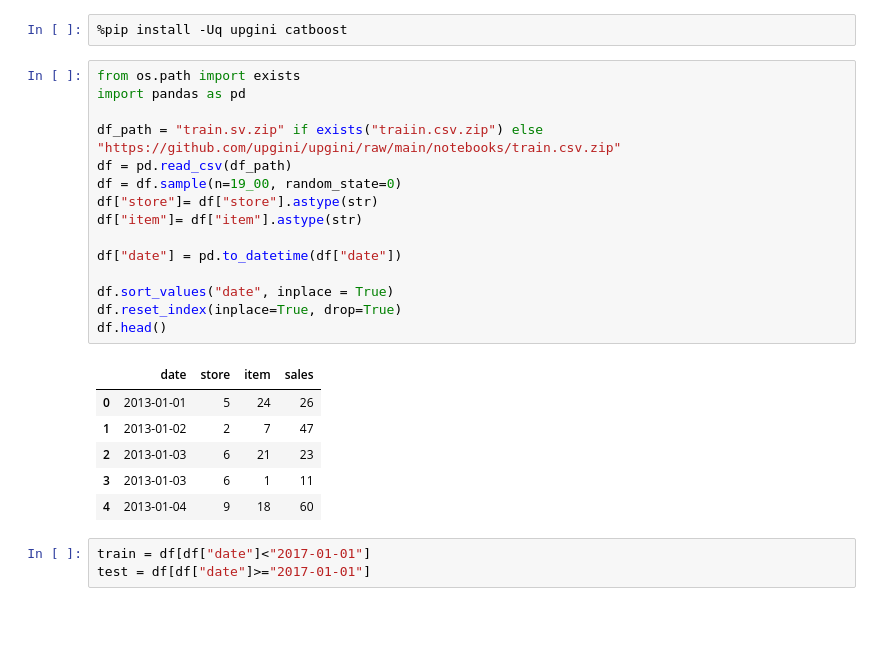
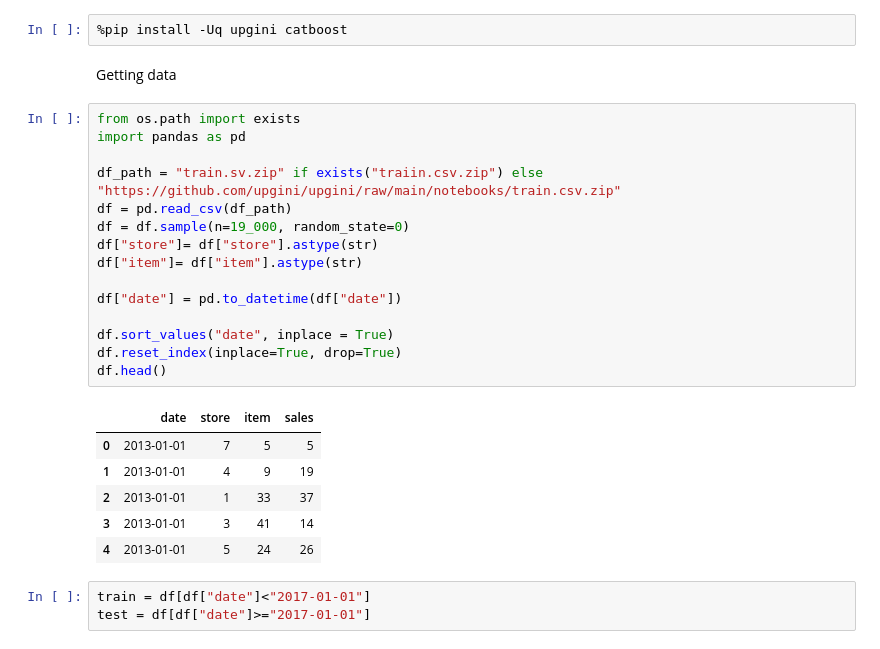
Before and after one commit to Swayyum/Sales-Forecasting-ML, a Jupyter notebook: Sales_Forecasting.ipynb, the cells around one changed output. Cells and saved outputs as stored; diff of their text form; blank space fills up the shorter version.

```diff
--- a/Sales_Forecasting.ipynb
+++ b/Sales_Forecasting.ipynb
@@ -2,28 +2,30 @@
 <a href="https://colab.research.google.com/github/Swayyum/Sales-Forecasting-ML/blob/main/Sales_Forecasting.ipynb" target="_parent"><img src="https://colab.research.google.com/assets/colab-badge.svg" alt="Open In Colab"/></a>
 # %%
 %pip install -Uq upgini catboost
+# %% [markdown]
+Getting data
 # %%
 from os.path import exists
 import pandas as pd
 
 df_path = "train.sv.zip" if exists("traiin.csv.zip") else "https://github.com/upgini/upgini/raw/main/notebooks/train.csv.zip"
 df = pd.read_csv(df_path)
-df = df.sample(n=19_00, random_state=0)
+df = df.sample(n=19_000, random_state=0)
 df["store"]= df["store"].astype(str)
 df["item"]= df["item"].astype(str)
 
 df["date"] = pd.to_datetime(df["date"])
 
 df.sort_values("date", inplace = True)
 df.reset_index(inplace=True, drop=True)
 df.head()
 # %% [output]
 |  | date | store | item | sales |
-| 0 | 2013-01-01 | 5 | 24 | 26 |
-| 1 | 2013-01-02 | 2 | 7 | 47 |
-| 2 | 2013-01-03 | 6 | 21 | 23 |
-| 3 | 2013-01-03 | 6 | 1 | 11 |
-| 4 | 2013-01-04 | 9 | 18 | 60 |
+| 0 | 2013-01-01 | 7 | 5 | 5 |
+| 1 | 2013-01-01 | 4 | 9 | 19 |
+| 2 | 2013-01-01 | 1 | 33 | 37 |
+| 3 | 2013-01-01 | 3 | 41 | 14 |
+| 4 | 2013-01-01 | 5 | 24 | 26 |
 # %%
 train = df[df["date"]<"2017-01-01"]
 test = df[df["date"]>="2017-01-01"]
```
Also changed, not shown: parts of 7 cells of this notebook.
